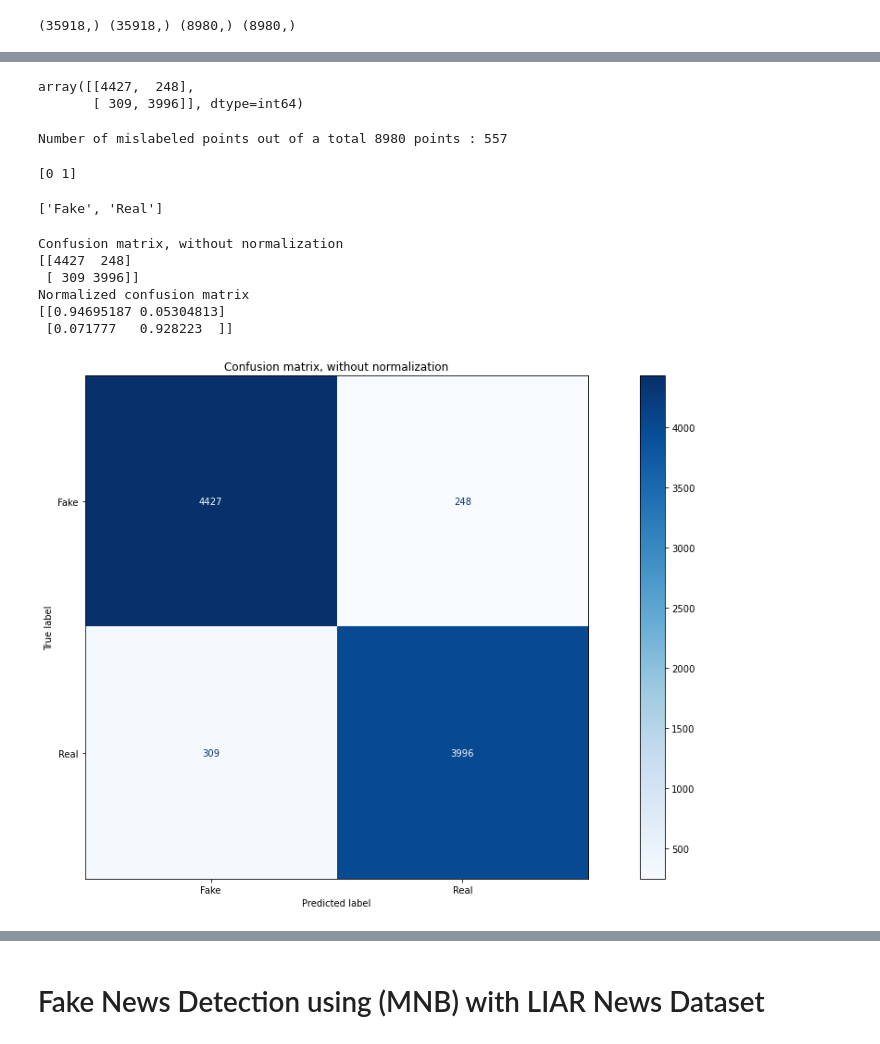
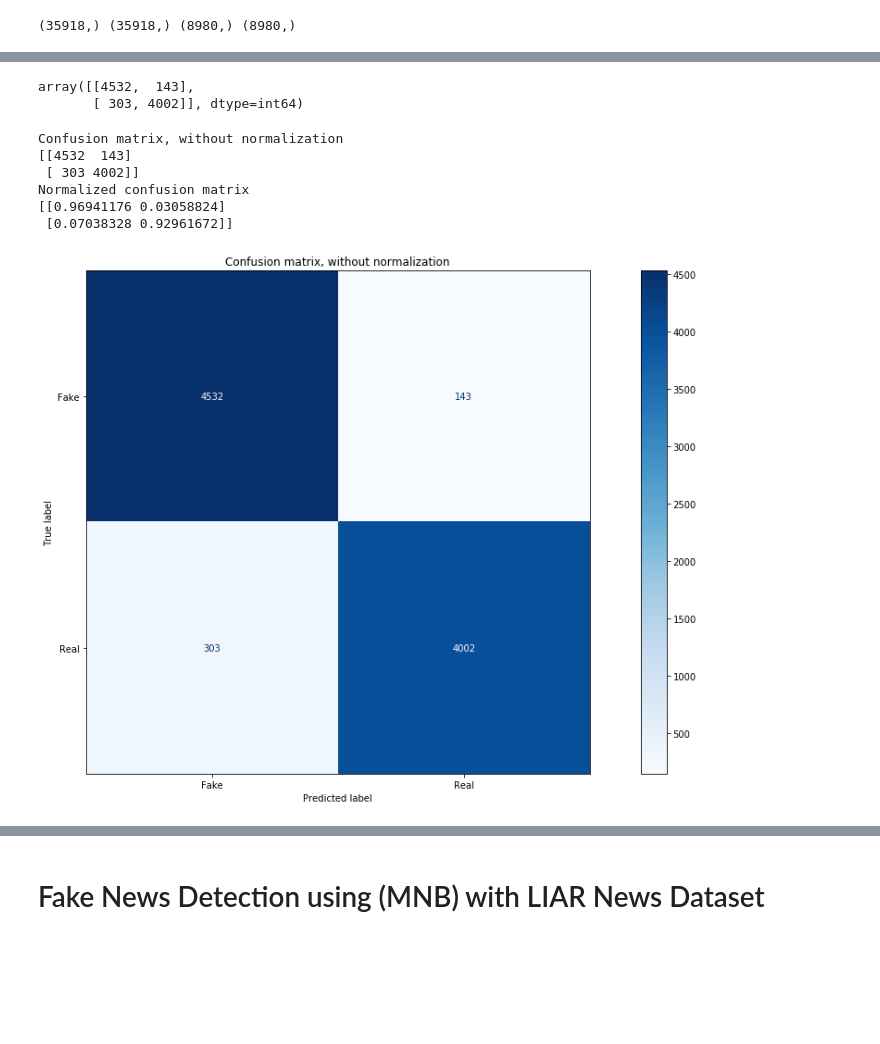
Before and after one commit to spolo96/Fake-news-detection-study, a Jupyter notebook: models/MultinomialNB-FakeNewsDetection.ipynb, the cells around one changed output, grey strips where cells are left out. Drawn from its saved outputs; the diff is of its cells as text; code cells hidden in the pictures; blank space fills up the shorter version.

Commit message:
Added Hold-out Validation and Hyperparameter tuning to MultinomialNB

```diff
--- a/models/MultinomialNB-FakeNewsDetection.ipynb
+++ b/models/MultinomialNB-FakeNewsDetection.ipynb
@@ -298,0 +330,20 @@ Accuracy: 93.8%
+# %%
+# Plot confusion matrix
+plt.rcParams["figure.figsize"] = (20,10)
+
+
+titles_options = [("Confusion matrix, without normalization", None,''),
+                  ("Normalized confusion matrix", 'true','.3f')]
+for title, normalize, format in titles_options:
+    disp = plot_confusion_matrix(clf, tfidf_val, y_val,
+                                 labels=class_names, #labels as seen in the Dataset; 0: Fake News, 1: Real News
+                                 cmap=plt.cm.Blues,
+                                 normalize=normalize, values_format=format,)
+    disp.ax_.set_title(title)
+    disp.ax_.set_xticklabels(real_labels)
+    disp.ax_.set_yticklabels(real_labels)
+
+    print(title)
+    print(disp.confusion_matrix)
+
+plt.show()
@@ -298,0 +361,22 @@ Accuracy: 93.8%
+# %%
+%%time
+max_accuracy = -1
+alpha = [0.000001, 0.00001, 0.0001, 0.001, 0.01, 0.1, 1, 10, 100, 1000, 10000, 100000, 1000000] #first test.
+#alpha = np.arange(250, 1000.1, 50) Second test that will explore in depth the parameter found in the first test.
+for option in alpha:
+
+    #DataFlair - Initialize a Multinomial Naive Bayes Classifier
+    clf = MultinomialNB(alpha=option)
+    clf.fit(tfidf_train,y_train)
+
+    #DataFlair - Predict on the validation set and calculate accuracy
+    y_pred_val=clf.predict(tfidf_val)
+    score=accuracy_score(y_val,y_pred_val)
+    print(f'Accuracy: {round(score*100,2)}%')
+
+    if score > max_accuracy:
+        max_accuracy = score
+        best_model = clf
+    print("Option: ", option, "Accuracy: ", score)
+
+print("Max accuracy: ", max_accuracy, " with best model: ", best_model)
@@ -299,47 +427,34 @@ Accuracy: 93.8%
 # %%
 #DataFlair - Build confusion matrix
-confusion_matrix(y_test,y_pred, labels=[0,1])
+confusion_matrix(y_test,y_pred_test, labels=[0,1])
 # %% [output]
-array([[4427,  248],
-       [ 309, 3996]], dtype=int64)
+array([[4532,  143],
+       [ 303, 4002]], dtype=int64)
-# %%
-print("Number of mislabeled points out of a total %d points : %d" % (x_test.shape[0], (y_test != y_pred).sum()))
-# %% [output]
-Number of mislabeled points out of a total 8980 points : 557
-# %%
-class_names = np.array([0, 1],dtype=object) #Classes as seen in the Dataset: 0 means Fake News, 1 means Real News.
-print(class_names)
-
-real_labels = ["Fake", "Real"]
-real_labels
-# %% [output]
-[0 1]
-['Fake', 'Real']
 # %%
 # Plot confusion matrix
 plt.rcParams["figure.figsize"] = (20,10)
 
 
 titles_options = [("Confusion matrix, without normalization", None,''),
                   ("Normalized confusion matrix", 'true','.3f')]
 for title, normalize, format in titles_options:
-    disp = plot_confusion_matrix(mnb, tfidf_test, y_test,
+    disp = plot_confusion_matrix(best_model, tfidf_test, y_test,
                                  labels=class_names, #labels as seen in the Dataset; 0: Fake News, 1: Real News
                                  cmap=plt.cm.Blues,
                                  normalize=normalize, values_format=format,)
     disp.ax_.set_title(title)
     disp.ax_.set_xticklabels(real_labels)
     disp.ax_.set_yticklabels(real_labels)
 
     print(title)
     print(disp.confusion_matrix)
 
 plt.show()
 # %% [output]
 Confusion matrix, without normalization
-[[4427  248]
- [ 309 3996]]
+[[4532  143]
+ [ 303 4002]]
 Normalized confusion matrix
-[[0.94695187 0.05304813]
- [0.071777   0.928223  ]]
+[[0.96941176 0.03058824]
+ [0.07038328 0.92961672]]
-[figure, old version]
+[figure, new version]
```
Also changed, not shown: parts of 19 cells of this notebook, 1 other file.
